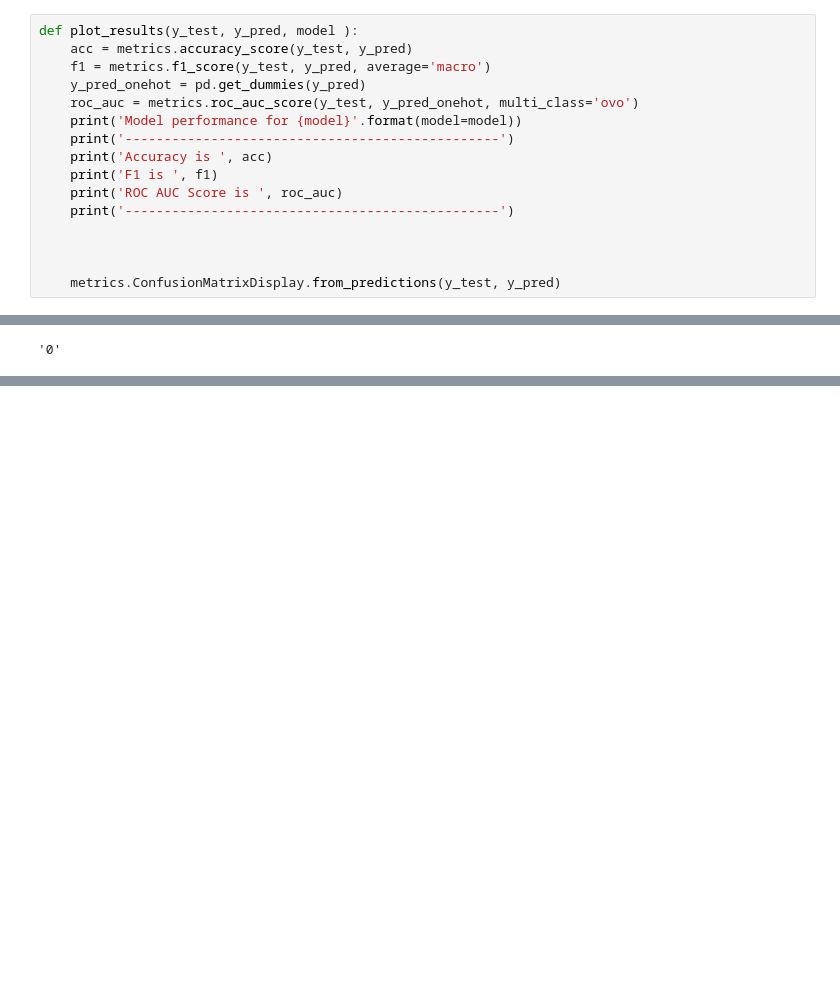
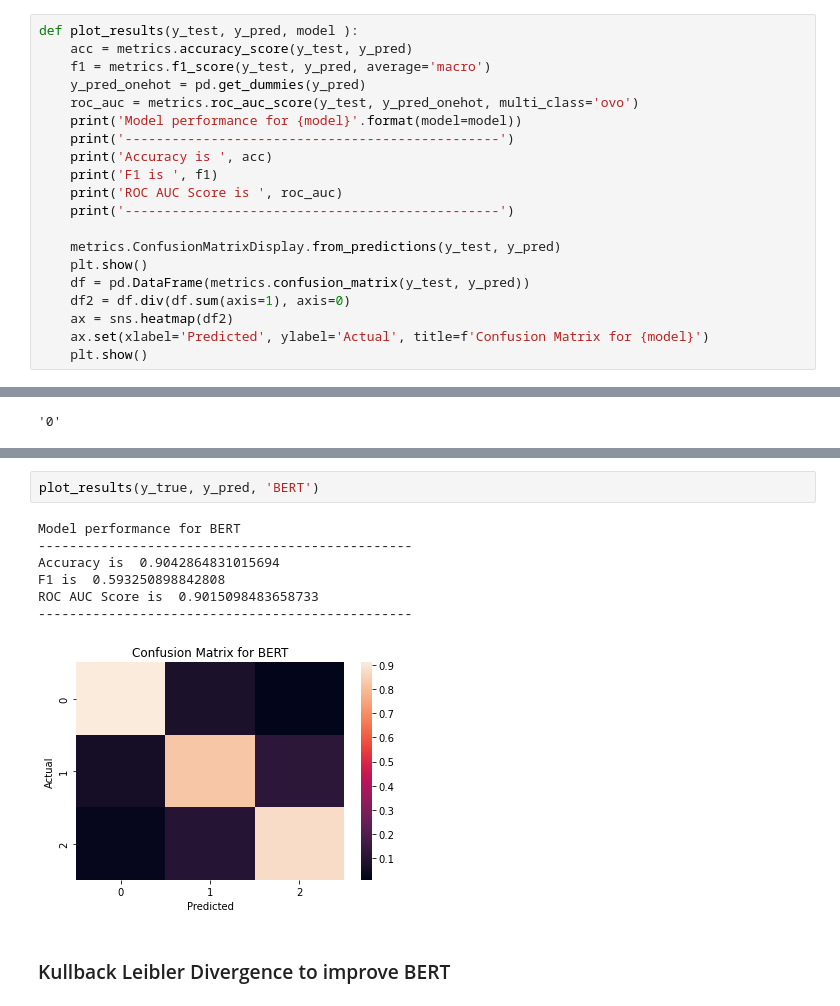
Before and after one commit to jvschlierf/networkthesis, a Jupyter notebook: classifier/evaluate_performance.ipynb, the cells around one changed output, grey strips where cells are left out. Cells and saved outputs as stored; diff of their text form; blank space fills up the shorter version.

```diff
--- a/classifier/evaluate_performance.ipynb
+++ b/classifier/evaluate_performance.ipynb
@@ -17,6 +18,10 @@ def plot_results(y_test, y_pred, model ):
     print('ROC AUC Score is ', roc_auc)
     print('------------------------------------------------')
 
-
-
     metrics.ConfusionMatrixDisplay.from_predictions(y_test, y_pred)
+    plt.show()
+    df = pd.DataFrame(metrics.confusion_matrix(y_test, y_pred))
+    df2 = df.div(df.sum(axis=1), axis=0)
+    ax = sns.heatmap(df2)
+    ax.set(xlabel='Predicted', ylabel='Actual', title=f'Confusion Matrix for {model}')
+    plt.show()
@@ -140,0 +204,12 @@ df[0][2]['label'][-1]
+# %%
+plot_results(y_true, y_pred, 'BERT')
+# %% [output]
+Model performance for BERT
+------------------------------------------------
+Accuracy is  0.9042864831015694
+F1 is  0.593250898842808
+ROC AUC Score is  0.9015098483658733
+------------------------------------------------
+[figure, added]
+# %% [markdown]
+### Kullback Leibler Divergence to improve BERT
```
Also changed, not shown: parts of 18 cells of this notebook, 4 other files.
